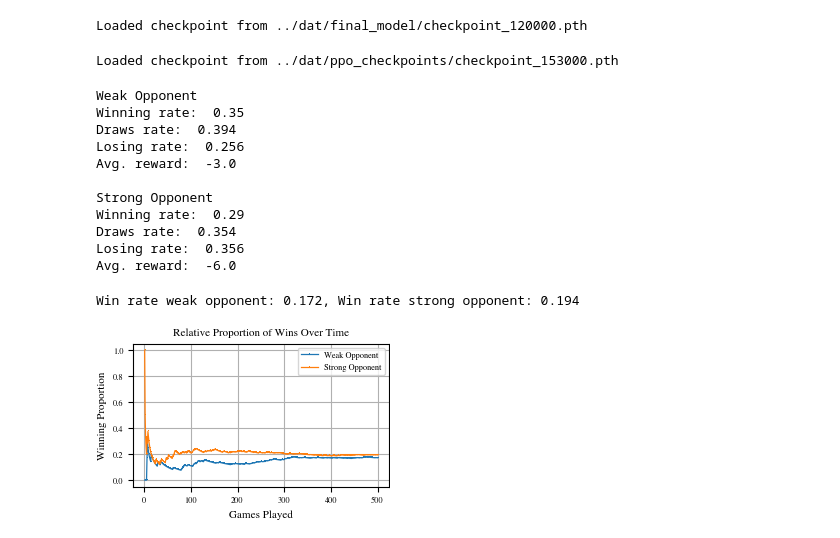
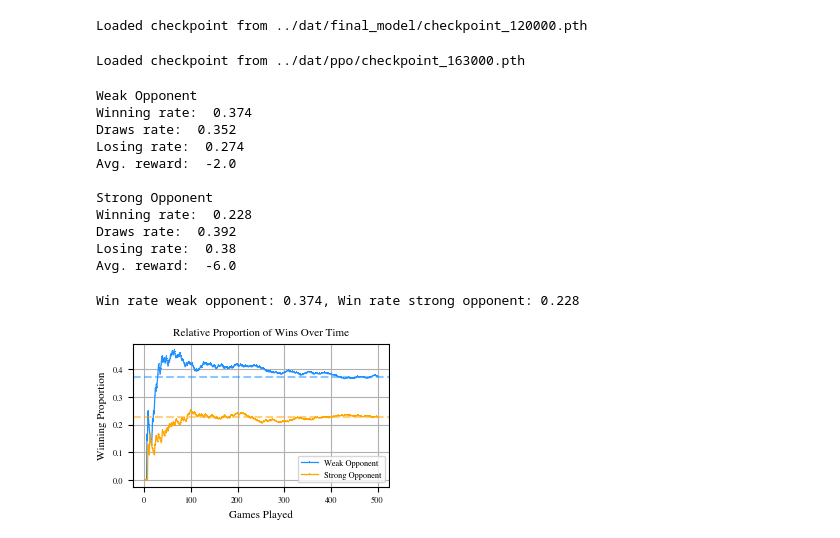
Before and after one commit to kimmizi/PuckAI, a Jupyter notebook: exp/Documentation_RL_Project.ipynb, the cells around one changed output. Saved outputs shown, nothing was run; the diff lists cells and outputs as text; code cells hidden in the pictures.

```diff
--- a/exp/Documentation_RL_Project.ipynb
+++ b/exp/Documentation_RL_Project.ipynb
@@ -918,9 +377,9 @@ ppo = PPO(
     eps_clip = 0.25
 )
 
-ppo.load_checkpoint("../dat/ppo_checkpoints/checkpoint_153000.pth")
+ppo.load_checkpoint("../dat/ppo/checkpoint_163000.pth")
 # %% [output]
-Loaded checkpoint from ../dat/ppo_checkpoints/checkpoint_153000.pth
+Loaded checkpoint from ../dat/ppo/checkpoint_163000.pth
 # %%
 # Test agent
 number_games = 500
@@ -934,15 +393,15 @@ print("\nStrong Opponent")
 winner_strong = test_agent(number_games, weak_mode, ppo)
 # %% [output]
 Weak Opponent
-Winning rate:  0.35
-Draws rate:  0.394
-Losing rate:  0.256
-Avg. reward:  -3.0
+Winning rate:  0.374
+Draws rate:  0.352
+Losing rate:  0.274
+Avg. reward:  -2.0
 
 Strong Opponent
-Winning rate:  0.29
-Draws rate:  0.354
-Losing rate:  0.356
+Winning rate:  0.228
+Draws rate:  0.392
+Losing rate:  0.38
 Avg. reward:  -6.0
 # %%
 # plot win rate
@@ -953,34 +412,34 @@ num_wins_strong = np.sum(np.array(winner_strong) == 1)
 
 ratio_wins_weak = round(num_wins_weak / num_episodes, 3)
 ratio_wins_strong = round(num_wins_strong / num_episodes, 3)
 
 print(f"Win rate weak opponent: {ratio_wins_weak}, Win rate strong opponent: {ratio_wins_strong}")
 
 info_array_weak = np.array(winner_weak)
 info_array_strong = np.array(winner_strong)
 
 games_played = np.arange(1, len(winner_weak) + 1)
 wins_weak = np.cumsum(info_array_weak == 1)
 wins_strong = np.cumsum(info_array_strong == 1)
 
 win_ratio_weak = wins_weak / games_played
 win_ratio_strong = wins_strong / games_played
 
 plt.rcParams.update(bundles.icml2022(column = "full", nrows = 1, ncols = 1, usetex = False))
 fig, ax = plt.subplots(figsize = (3, 2))
 plt.plot(games_played, win_ratio_weak, marker = ',', linestyle = '-', label = "Weak Opponent", linewidth = 0.9, color = "dodgerblue")
 plt.plot(games_played, win_ratio_strong, marker = ',', linestyle = '-', label = "Strong Opponent", linewidth = 0.9, color = "orange")
-# plt.axhline(y = ratio_wins_weak, linestyle = '--')
-# plt.axhline(y = ratio_wins_strong, linestyle = '--', color = "orange")
+plt.axhline(y = ratio_wins_weak, linestyle = '--', color = "dodgerblue", alpha = 0.5)
+plt.axhline(y = ratio_wins_strong, linestyle = '--', color = "orange", alpha = 0.5)
 plt.xlabel("Games Played")
 plt.ylabel("Winning Proportion")
 plt.title("Relative Proportion of Wins Over Time")
 plt.legend()
 plt.grid(True)
 plt.show()
 
 # save figure as png
 fig.savefig("../doc/fig/winningrate_final_model.png", dpi = 1000, bbox_inches = "tight", pad_inches = 0.1, transparent = True)
 # %% [output]
-Win rate weak opponent: 0.172, Win rate strong opponent: 0.194
+Win rate weak opponent: 0.374, Win rate strong opponent: 0.228
-[figure, old version]
+[figure, new version]
```
Also changed, not shown: parts of 51 cells of this notebook, 31 other files.
